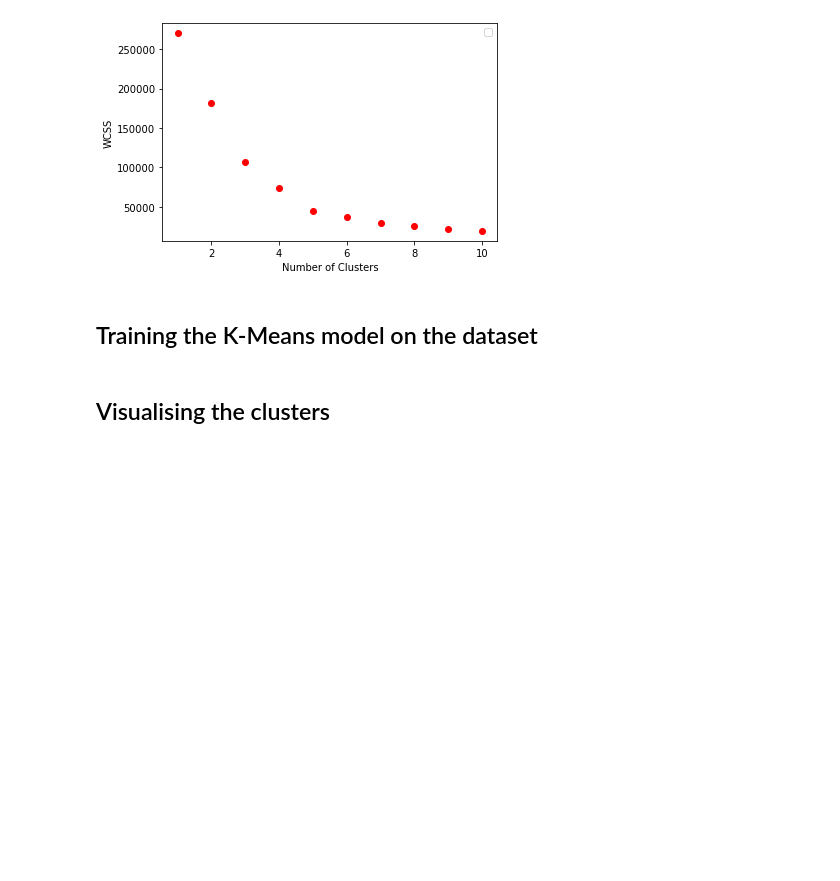
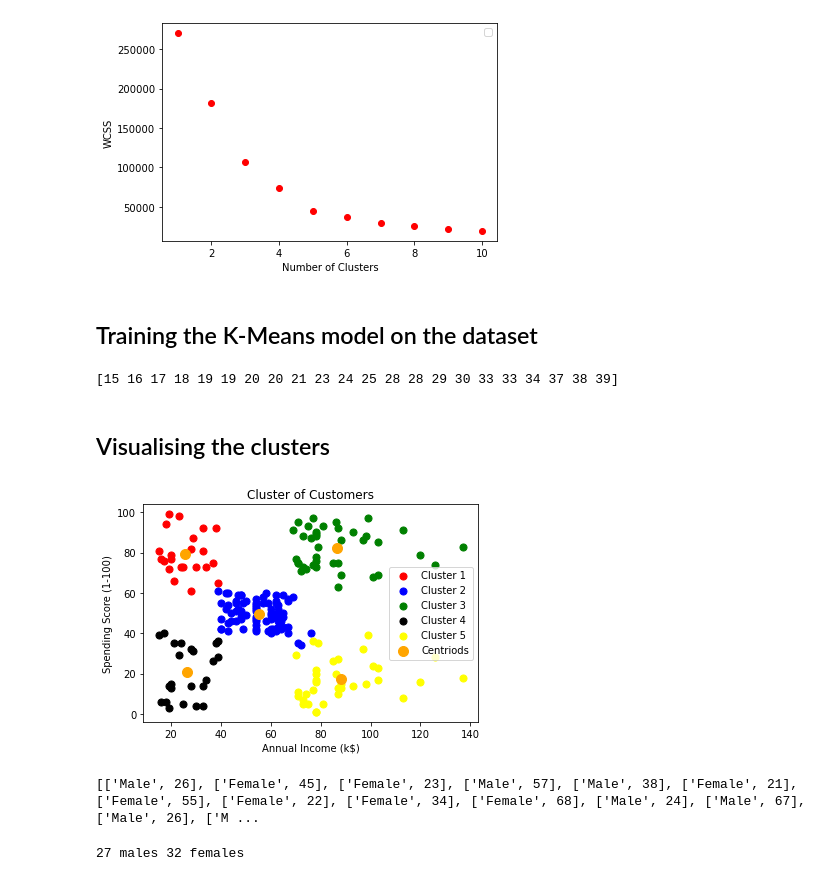
Before and after one commit to Nefari0/Learning-Machine-Learning, a Jupyter notebook: Clustering/K_Means_Clustering/k_means_clustering.ipynb, the cells around one changed output. Cells and saved outputs as stored; diff of their text form; code cells hidden in the pictures; blank space fills up the shorter version.

Commit message:
experimental data analytics

```diff
--- a/Clustering/K_Means_Clustering/k_means_clustering.ipynb
+++ b/Clustering/K_Means_Clustering/k_means_clustering.ipynb
@@ -55,5 +74,12 @@ No handles with labels found to put in legend.
 [figure]
 # %% [markdown]
 ## Training the K-Means model on the dataset
+# %%
+kmeans = KMeans(n_clusters = 5, init = 'k-means++', random_state = 42)
+y_kmeans = kmeans.fit_predict(X)
+# %%
+print(X[y_kmeans == 0,0])
+# %% [output]
+[15 16 17 18 19 19 20 20 21 23 24 25 28 28 29 30 33 33 34 37 38 39]
 # %% [markdown]
 ## Visualising the clusters
@@ -61,0 +86,39 @@ No handles with labels found to put in legend.
+# %%
+plt.scatter(X[y_kmeans == 0,0],X[y_kmeans == 0,1], s=50, c='red', label='Cluster 1')
+plt.scatter(X[y_kmeans == 1,0],X[y_kmeans == 1,1], s=50, c='blue', label='Cluster 2')
+plt.scatter(X[y_kmeans == 2,0],X[y_kmeans == 2,1], s=50, c='green', label='Cluster 3')
+plt.scatter(X[y_kmeans == 3,0],X[y_kmeans == 3,1], s=50, c='black', label='Cluster 4')
+plt.scatter(X[y_kmeans == 4,0],X[y_kmeans == 4,1], s=50, c='yellow', label='Cluster 5')
+plt.scatter(kmeans.cluster_centers_[:, 0],kmeans.cluster_centers_[:, 1],s=100,c='orange',label='Centriods')
+
+plt.title('Cluster of Customers')
+plt.xlabel('Annual Income (k$)')
+plt.ylabel('Spending Score (1-100)')
+plt.legend()
+plt.show()
+# %% [output]
+[figure, added]
+# %%
+# experimental
+ages_genders = []
+for i in range(len(X_2)):
+    if X_2[i][-1] > 50 and X_2[i][-2] > 50 :
+        age_gen = [X_2[i][1],X_2[i][2]] # age and gender
+        ages_genders.append(age_gen)
+
+print(ages_genders)
+# %% [output]
+[['Male', 26], ['Female', 45], ['Female', 23], ['Male', 57], ['Male', 38], ['Female', 21], ['Female', 55], ['Female', 22], ['Female', 34], ['Female', 68], ['Male', 24], ['Male', 67], ['Male', 26], ['M ...
+# %%
+# experimental
+males = 0
+females = 0
+
+for i in range(len(ages_genders)):
+    if ages_genders[i][0] == 'Male' :
+        males += 1
+    else :
+        females += 1
+print(males, 'males', females, 'females')
+# %% [output]
+27 males 32 females
```
Also changed, not shown: parts of 4 cells of this notebook.
